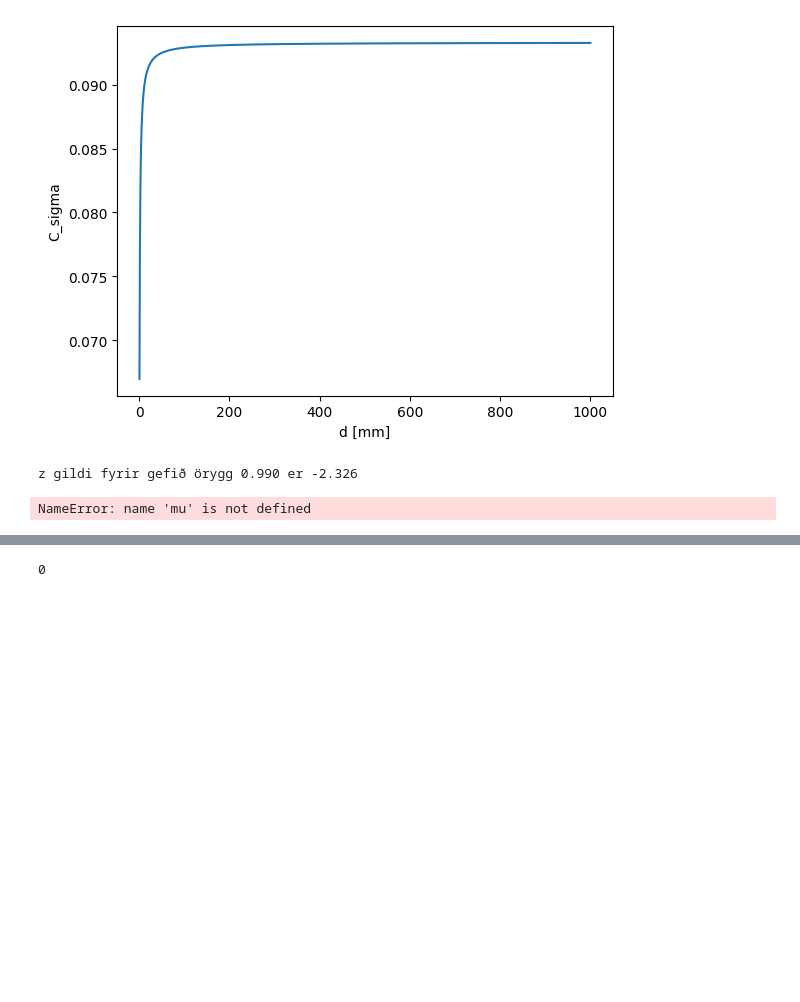
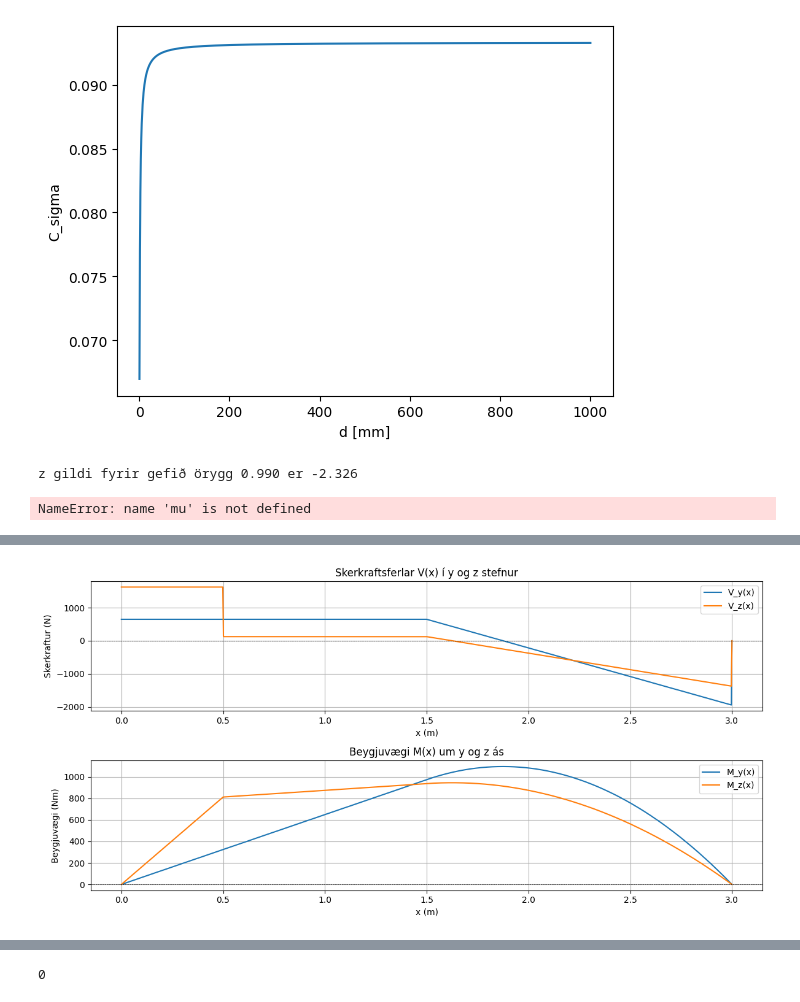
Before and after one commit to kriorog/vel407g_honvel, a Jupyter notebook: 2026/skilaverkefni/v1/skilaverkefni_1_lausn.ipynb, the cells around one changed output, grey strips where cells are left out. Cells and saved outputs as stored; diff of their text form; code cells hidden in the pictures; blank space fills up the shorter version.

```diff
--- a/2026/skilaverkefni/v1/skilaverkefni_1_lausn.ipynb
+++ b/2026/skilaverkefni/v1/skilaverkefni_1_lausn.ipynb
@@ -252,0 +409,33 @@ Eftirfarandi biti $OABC$ ber álag í $xy$ og $zx$ plönum. Gerið ráð fyrir a
+# %%
+#| echo: true
+#| output: true
+
+# teiknum V(x) og M(x) yfir bilið [0, x_C]
+x_vals = np.linspace(0, x_C, 1000)
+V_vals = np.array([V_fun(x, R_1, R_2) for x in x_vals])
+M_vals = np.array([M_fun(x, R_1, R_2) for x in x_vals])
+
+import matplotlib.pyplot as plt
+plt.figure(figsize=(12, 6))
+plt.subplot(2, 1, 1)
+plt.plot(x_vals, V_vals[:, 0], label='V_y(x)')
+plt.plot(x_vals, V_vals[:, 1], label='V_z(x)')
+plt.title('Skerkraftsferlar V(x) í y og z stefnur')
+plt.xlabel('x (m)')
+plt.ylabel('Skerkraftur (N)')
+plt.axhline(0, color='black', linewidth=0.5, linestyle='--')
+plt.legend()
+plt.grid()
+plt.subplot(2, 1, 2)
+plt.plot(x_vals, M_vals[:, 0], label='M_y(x)')
+plt.plot(x_vals, M_vals[:, 1], label='M_z(x)')
+plt.title('Beygjuvægi M(x) um y og z ás')
+plt.xlabel('x (m)')
+plt.ylabel('Beygjuvægi (Nm)')
+plt.axhline(0, color='black', linewidth=0.5, linestyle='--')
+plt.legend()
+plt.grid()
+plt.tight_layout()
+plt.show()
+# %% [output]
+[figure, added]
```
Also changed, not shown: parts of 8 cells of this notebook.
